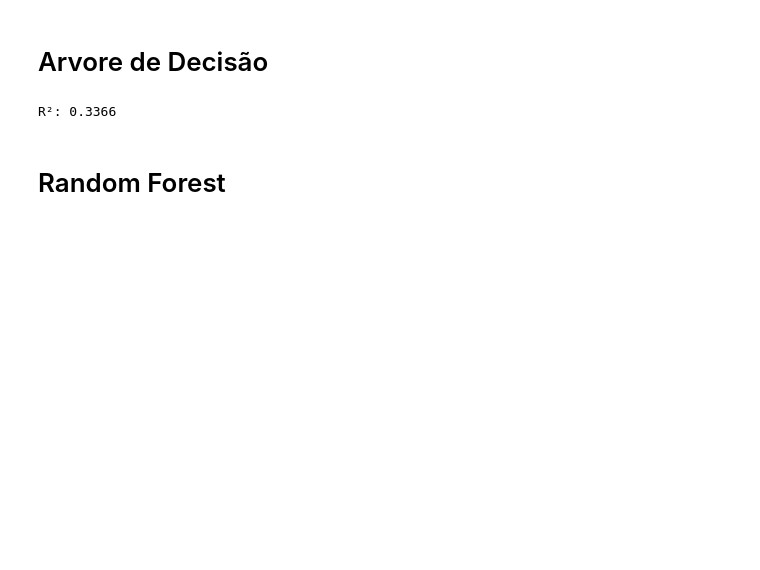
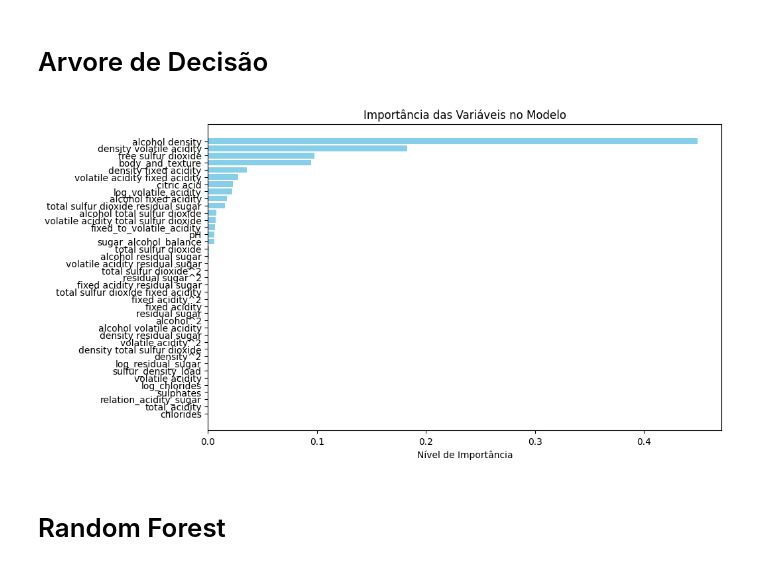
Before and after one commit to Wendell9/N1_IA, a Jupyter notebook: Modelo_N1_1ºBIMESTRE_ipynb_json.ipynb, the cells around one changed output. Drawn from its saved outputs; the diff is of its cells as text; code cells hidden in the pictures; blank space fills up the shorter version.

```diff
--- a/Modelo_N1_1ºBIMESTRE_ipynb_json.ipynb
+++ b/Modelo_N1_1ºBIMESTRE_ipynb_json.ipynb
@@ -110,0 +153,3 @@ df_whiteWine.shape
+# %%
+df_whiteWine.drop_duplicates(inplace=True)
+df_whiteWine.shape
@@ -198,21 +459,39 @@ y_pred_lin = model_lin.predict(X_test)
 # %% [markdown]
 # Arvore de Decisão
+# %%
+X = df_whiteWineTratado.drop(columns=['quality','alcohol','density'])
+y = df_whiteWineTratado['quality']
+# %%
+X_train, X_test, y_train, y_test = train_test_split(
+X, y, test_size=0.2, random_state=42,stratify=y
+)
 # %%
 from sklearn.tree import DecisionTreeRegressor
 
 model_dtr = DecisionTreeRegressor(random_state=42, max_depth=5)
 scores = cross_val_score(
     model_dtr, X_train, y_train, cv=5, scoring='r2'
 )
 model_dtr.fit(X_train, y_train)
 
 y_pred_dtr = model_dtr.predict(X_test)
 
-# 6. Fazer a previsão final com a árvore otimizada
-r2_novo = r2_score(y_test, y_pred_dtr)
-print(f"R²: {r2_novo:.4f}")
+importancias = pd.DataFrame({
+    'Variavel': X.columns,
+    'Importancia': model_dtr.feature_importances_
+})
+
+
+importancias = importancias.sort_values(by='Importancia', ascending=True)
+
+# 5. Plote um gráfico de barras horizontal
+plt.figure(figsize=(10, 6))
+plt.barh(importancias['Variavel'], importancias['Importancia'], color='skyblue')
+plt.title('Importância das Variáveis no Modelo')
+plt.xlabel('Nível de Importância')
+plt.show()
 # %% [output]
-R²: 0.3366
+[figure, added]
 # %% [markdown]
 # Random Forest
 # %%
```
Also changed, not shown: parts of 25 cells of this notebook, 1 other file.
